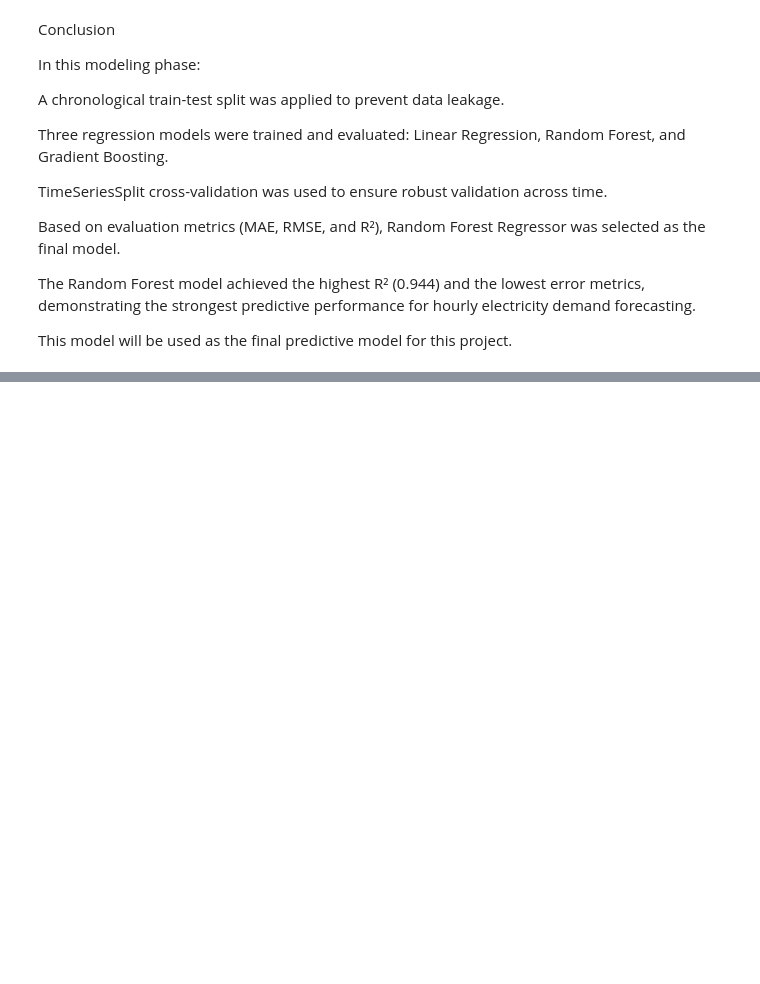
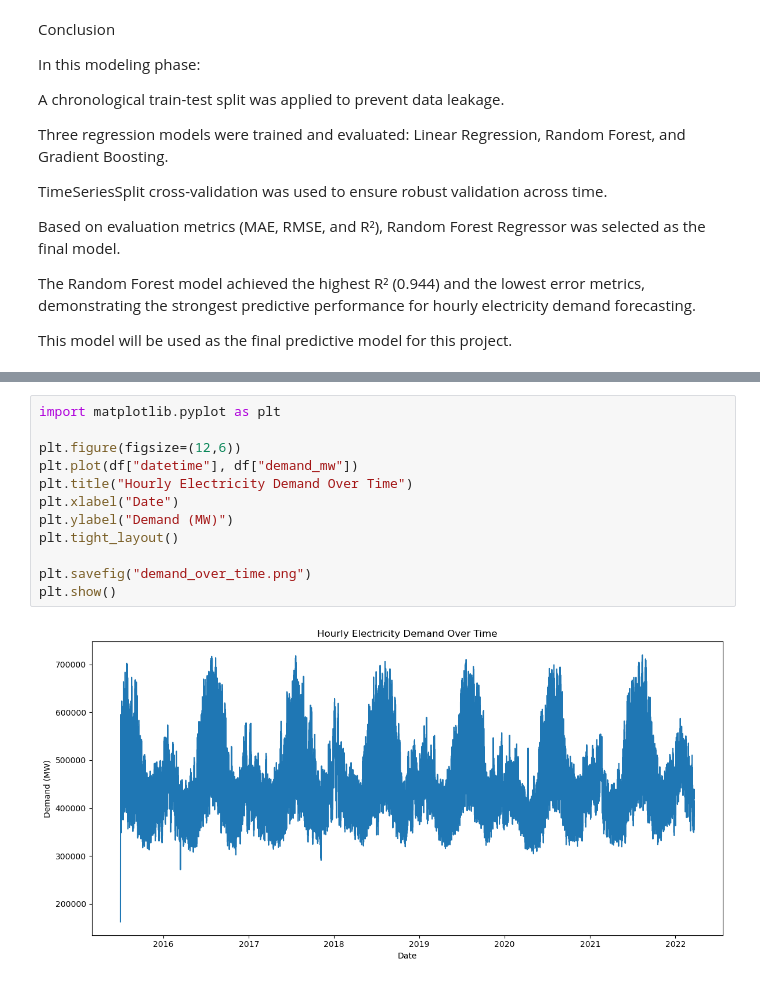
Before and after one commit to JustinAliData/capstone-two-data-wrangling, a Jupyter notebook: notebooks/Capstone_Two_Modeling.ipynb, the cells around one changed output, grey strips where cells are left out. Saved outputs shown, nothing was run; the diff lists cells and outputs as text; blank space fills up the shorter version.

```diff
--- a/notebooks/Capstone_Two_Modeling.ipynb
+++ b/notebooks/Capstone_Two_Modeling.ipynb
@@ -237,0 +241,14 @@ This model will be used as the final predictive model for this project.
+# %%
+import matplotlib.pyplot as plt
+
+plt.figure(figsize=(12,6))
+plt.plot(df["datetime"], df["demand_mw"])
+plt.title("Hourly Electricity Demand Over Time")
+plt.xlabel("Date")
+plt.ylabel("Demand (MW)")
+plt.tight_layout()
+
+plt.savefig("demand_over_time.png")
+plt.show()
+# %% [output]
+[figure, added]
```
Also changed, not shown: parts of 4 cells of this notebook, 5 other files.
